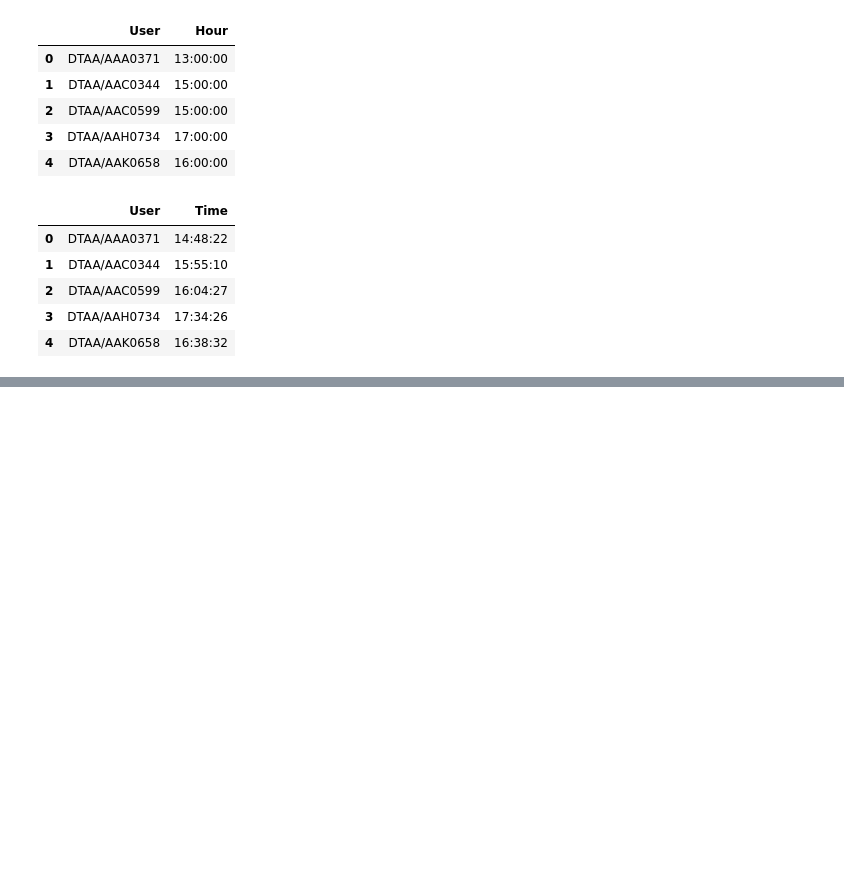
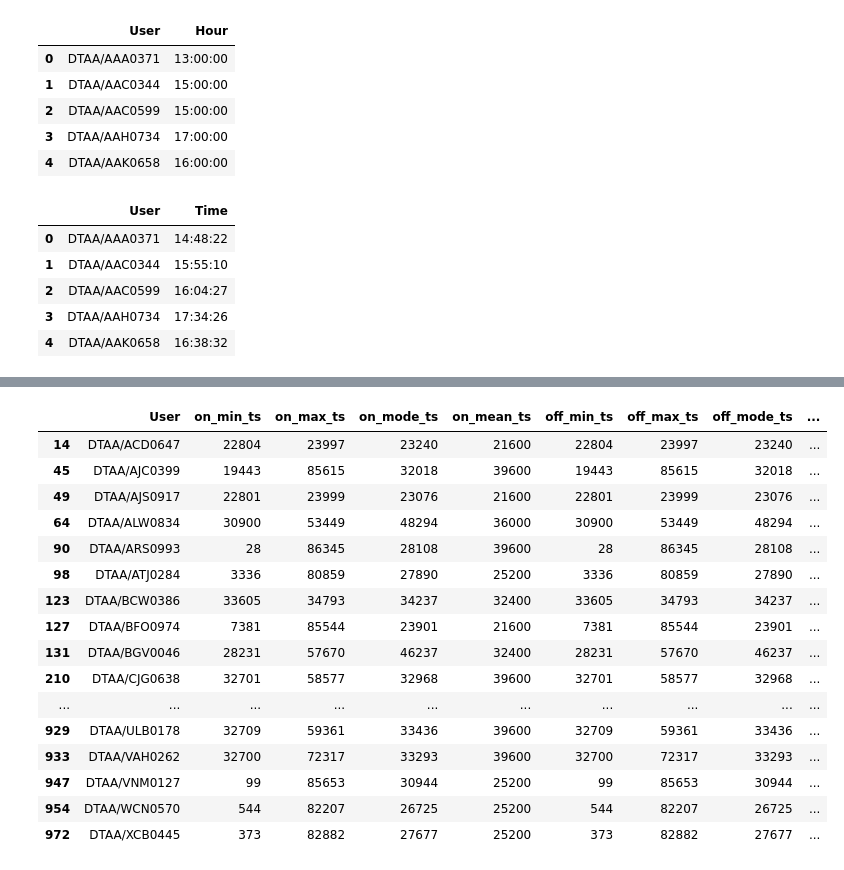
Before and after one commit to af223/17735-project, a Jupyter notebook: detection_v1.ipynb, the cells around one changed output, grey strips where cells are left out. Saved outputs shown, nothing was run; the diff lists cells and outputs as text; code cells hidden in the pictures; blank space fills up the shorter version.

```diff
--- a/detection_v1.ipynb
+++ b/detection_v1.ipynb
@@ -247,12 +247,12 @@ print(df22.value_counts())
 
 df_user_log_result = pd.DataFrame()
 df_user_log_result['User'] = df_user_logoff_stats_sec['User']
-df_user_log_result['ascore'] = log_ascore
+df_user_log_result['anomaly_score'] = log_ascore
 # df_user_log_result.to_csv('user_log_result.csv')
 print(df_user_log_result)
 
 
-outliers = df_user_log_result.loc[df_user_log_result['ascore'] < 0]
+outliers = df_user_log_result.loc[df_user_log_result['anomaly_score'] < 0]
 print(outliers)
 # %% [output]
 [[27301 49617 28461 ... 49617 28461 32400]
@@ -503,0 +582,6 @@ print(outliers)          # Show the outliers
+# %%
+
+df_user_log_result.head()
+
+df_threat_users_log = df_user_log_result.loc[df_user_log_result['anomaly_score'] <= -0.04]
+print(df_threat_users_log)
@@ -503,0 +606,20 @@ print(outliers)          # Show the outliers
+# %%
+df_log_on_off_stats[df_log_on_off_stats.User.isin(df_threat_users_log.User)]
+# %% [output]
+|  | User | on_min_ts | on_max_ts | on_mode_ts | on_mean_ts | off_min_ts | off_max_ts | off_mode_ts | ... |
+| 14 | DTAA/ACD0647 | 22804 | 23997 | 23240 | 21600 | 22804 | 23997 | 23240 | ... |
+| 45 | DTAA/AJC0399 | 19443 | 85615 | 32018 | 39600 | 19443 | 85615 | 32018 | ... |
+| 49 | DTAA/AJS0917 | 22801 | 23999 | 23076 | 21600 | 22801 | 23999 | 23076 | ... |
+| 64 | DTAA/ALW0834 | 30900 | 53449 | 48294 | 36000 | 30900 | 53449 | 48294 | ... |
+| 90 | DTAA/ARS0993 | 28 | 86345 | 28108 | 39600 | 28 | 86345 | 28108 | ... |
+| 98 | DTAA/ATJ0284 | 3336 | 80859 | 27890 | 25200 | 3336 | 80859 | 27890 | ... |
+| 123 | DTAA/BCW0386 | 33605 | 34793 | 34237 | 32400 | 33605 | 34793 | 34237 | ... |
+| 127 | DTAA/BFO0974 | 7381 | 85544 | 23901 | 21600 | 7381 | 85544 | 23901 | ... |
+| 131 | DTAA/BGV0046 | 28231 | 57670 | 46237 | 32400 | 28231 | 57670 | 46237 | ... |
+| 210 | DTAA/CJG0638 | 32701 | 58577 | 32968 | 39600 | 32701 | 58577 | 32968 | ... |
+| ... | ... | ... | ... | ... | ... | ... | ... | ... | ... |
+| 929 | DTAA/ULB0178 | 32709 | 59361 | 33436 | 39600 | 32709 | 59361 | 33436 | ... |
+| 933 | DTAA/VAH0262 | 32700 | 72317 | 33293 | 39600 | 32700 | 72317 | 33293 | ... |
+| 947 | DTAA/VNM0127 | 99 | 85653 | 30944 | 25200 | 99 | 85653 | 30944 | ... |
+| 954 | DTAA/WCN0570 | 544 | 82207 | 26725 | 25200 | 544 | 82207 | 26725 | ... |
+| 972 | DTAA/XCB0445 | 373 | 82882 | 27677 | 25200 | 373 | 82882 | 27677 | ... |
```
Also changed, not shown: parts of 16 cells of this notebook, 1 other file.
